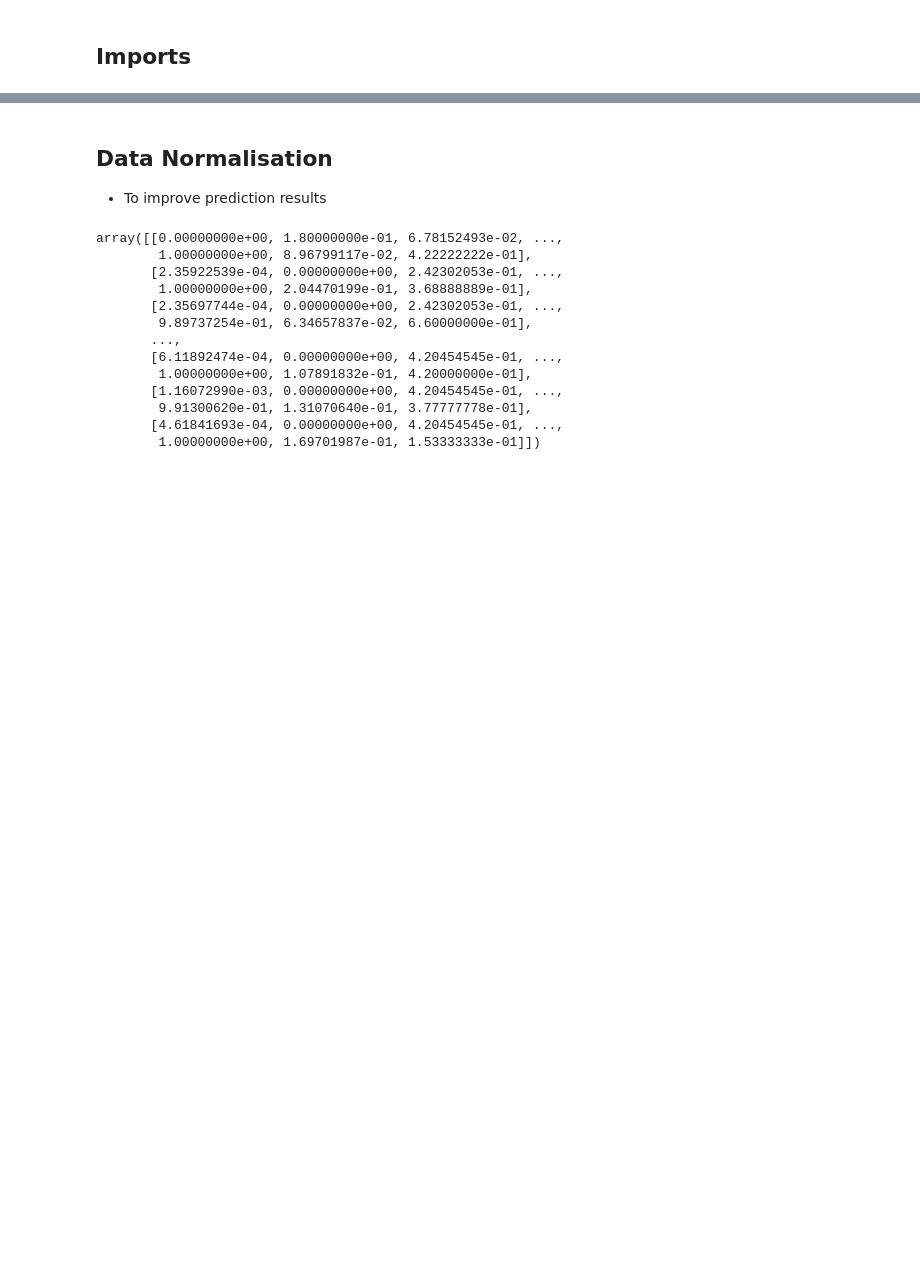
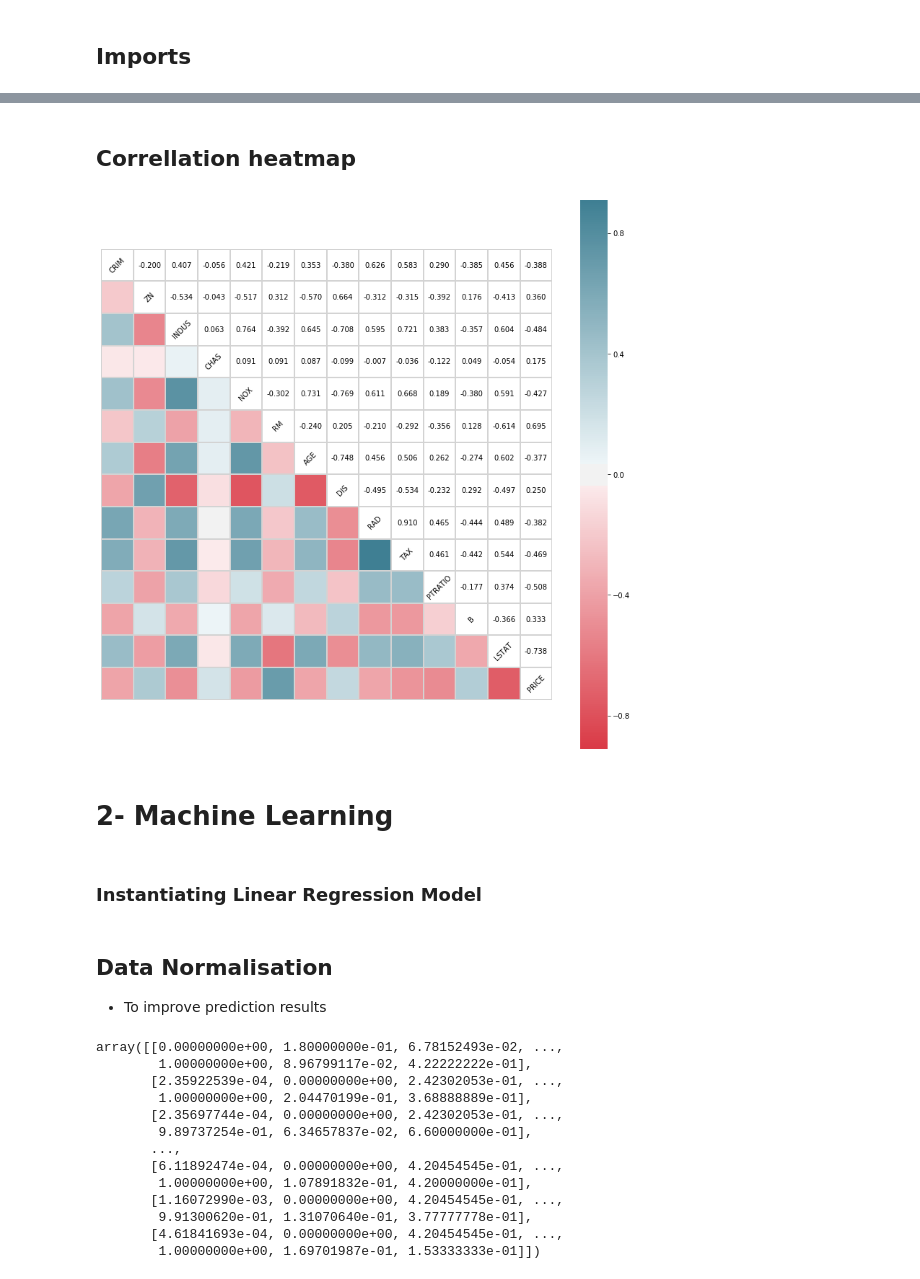
Before and after one commit to ThomasLee94/DS-2.1, a Jupyter notebook: Assignments/boston_housing_market_prediction.ipynb, the cells around one changed output, grey strips where cells are left out. Cells and saved outputs as stored; diff of their text form; code cells hidden in the pictures; blank space fills up the shorter version.

Commit message:
[update] linear regression

```diff
--- a/Assignments/boston_housing_market_prediction.ipynb
+++ b/Assignments/boston_housing_market_prediction.ipynb
@@ -50,0 +163,10 @@ df.head()
+# %% [markdown]
+## Correllation heatmap
+# %%
+corrplot_(df)
+# %% [output]
+[figure, added]
+# %% [markdown]
+# 2- Machine Learning
+# %% [markdown]
+### Instantiating Linear Regression Model
```
Also changed, not shown: parts of 12 cells of this notebook, 2 other files.
